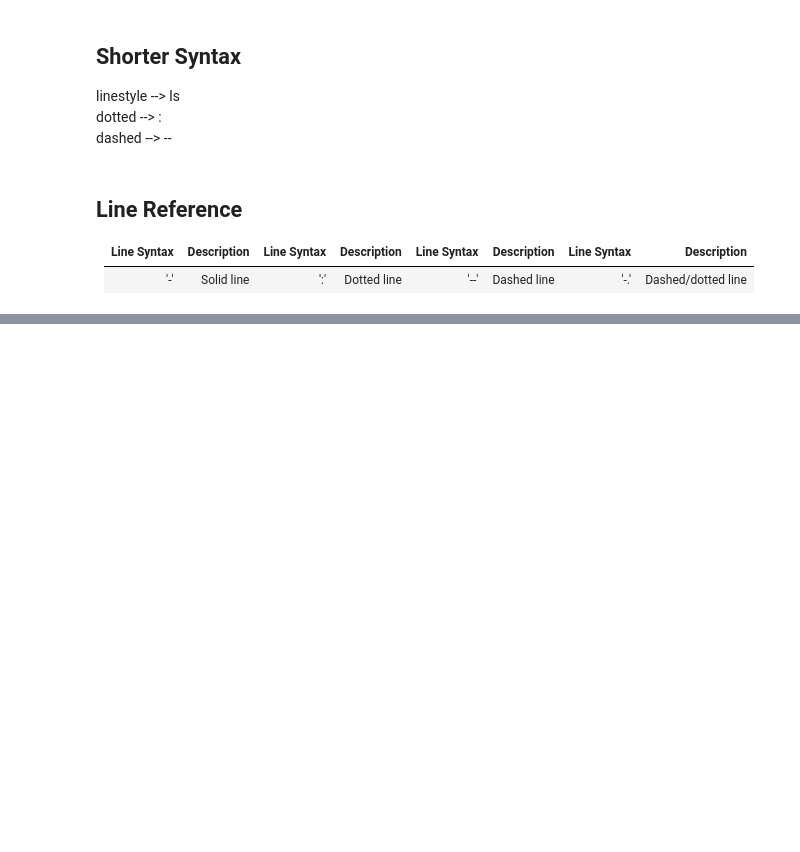
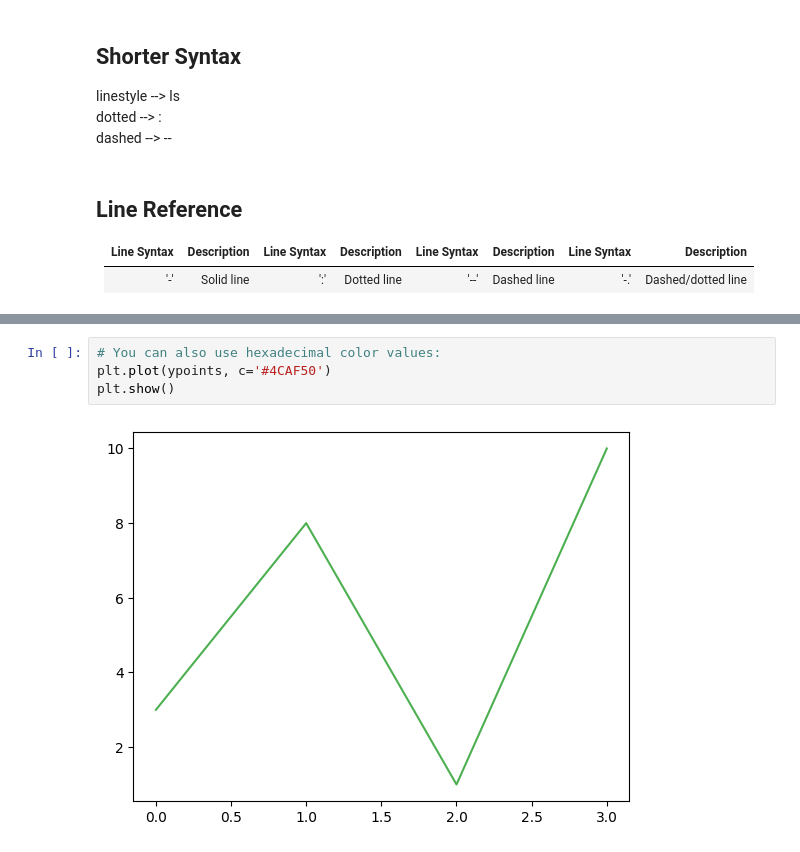
Before and after one commit to shaygong322/Dive-into-DL, a Jupyter notebook: NumPy-Pandas-Matplotlib/Matplotlib.ipynb, the cells around one changed output, grey strips where cells are left out. Drawn from its saved outputs; the diff is of its cells as text; blank space fills up the shorter version.

```diff
--- a/NumPy-Pandas-Matplotlib/Matplotlib.ipynb
+++ b/NumPy-Pandas-Matplotlib/Matplotlib.ipynb
@@ -136,0 +145,6 @@ dashed --> --
+# %%
+# You can also use hexadecimal color values:
+plt.plot(ypoints, c='#4CAF50')
+plt.show()
+# %% [output]
+[figure, added]
```
Also changed, not shown: parts of 78 cells of this notebook, 2 other files.
